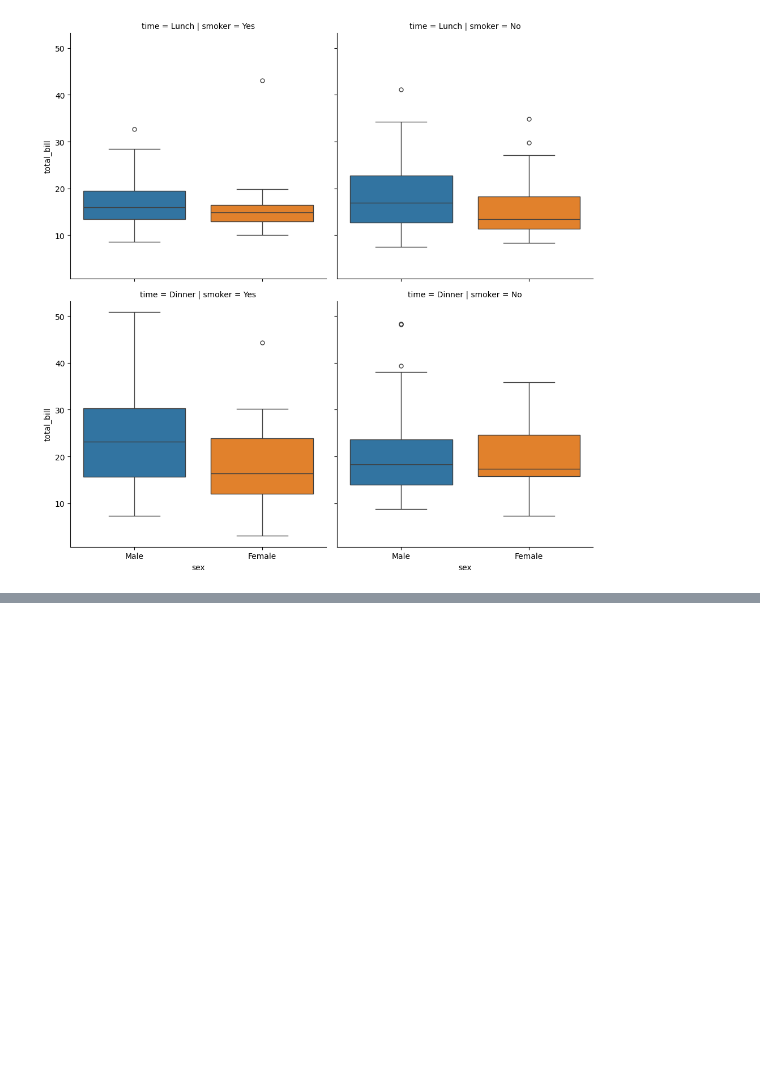
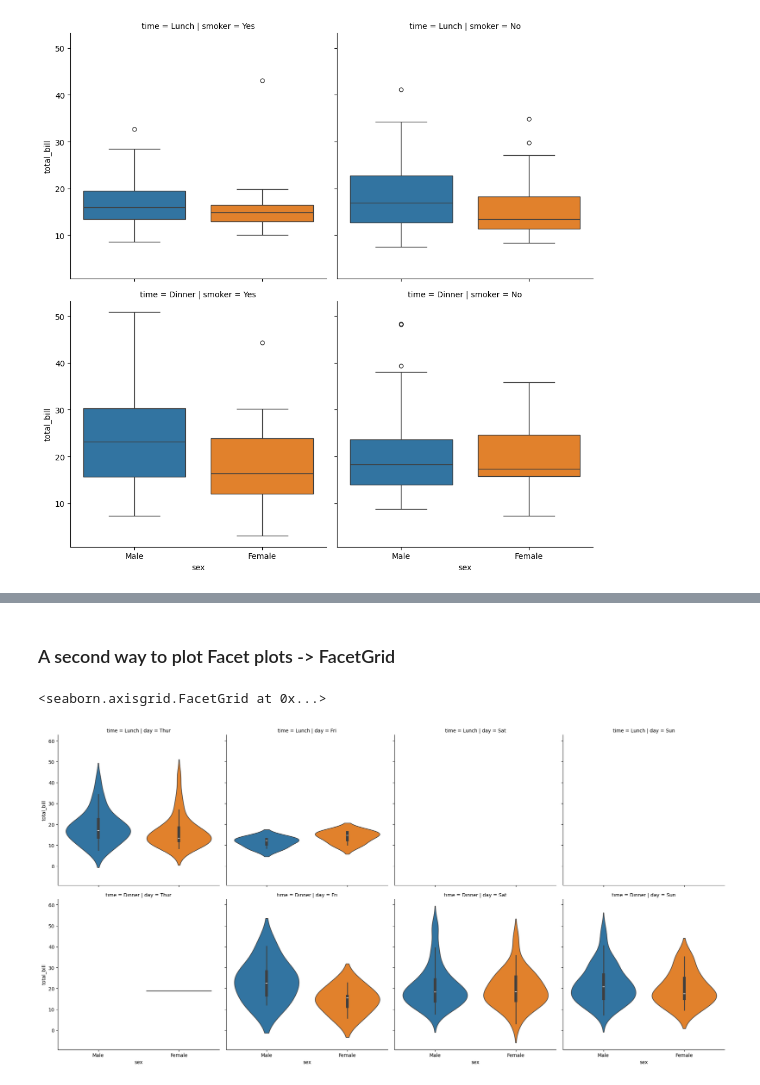
Before and after one commit to fahim-506/eda-with-python, a Jupyter notebook: notebooks/14_seaborn.ipynb, the cells around one changed output, grey strips where cells are left out. Saved outputs shown, nothing was run; the diff lists cells and outputs as text; code cells hidden in the pictures; blank space fills up the shorter version.

```diff
--- a/notebooks/14_seaborn.ipynb
+++ b/notebooks/14_seaborn.ipynb
@@ -159,0 +185,8 @@ sns.catplot(data=tips, x='sex',y='total_bill',col='smoker',kind='box',row='time'
+# %% [markdown]
+### A second way to plot Facet plots -> FacetGrid
+# %%
+# figure level -> relplot -> displot -> catplot -> lmplot
+sns.catplot(data=tips,x='sex',y='total_bill',kind='violin',col='day',row='time',hue='sex')
+# %% [output]
+<seaborn.axisgrid.FacetGrid at 0x...>
+[figure, added]
```
Also changed, not shown: parts of 21 cells of this notebook.
